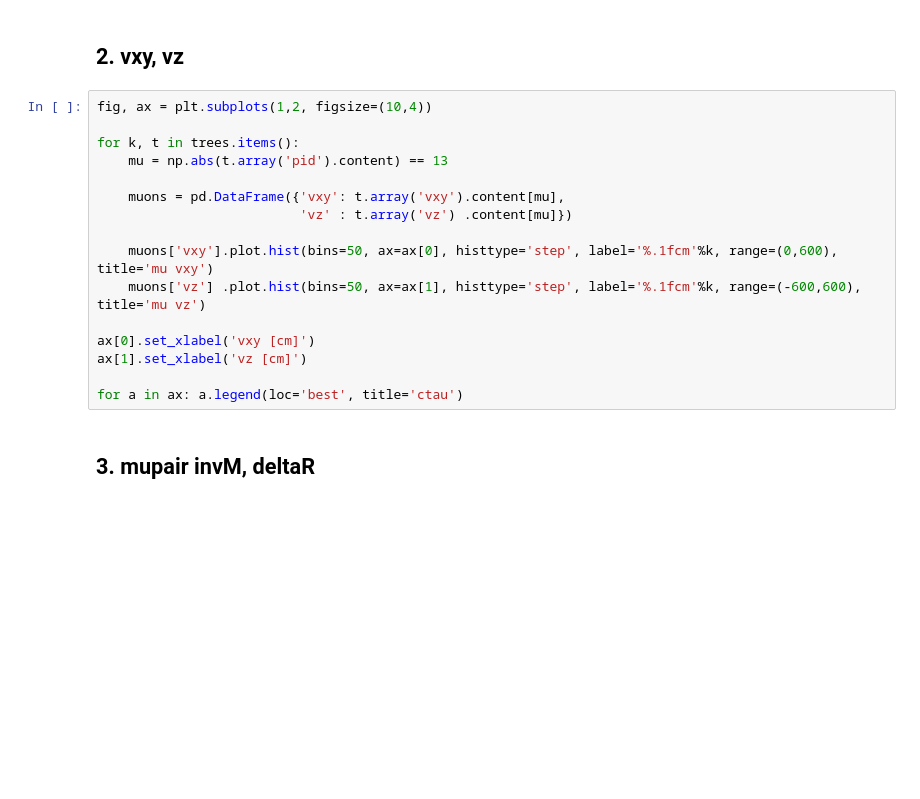
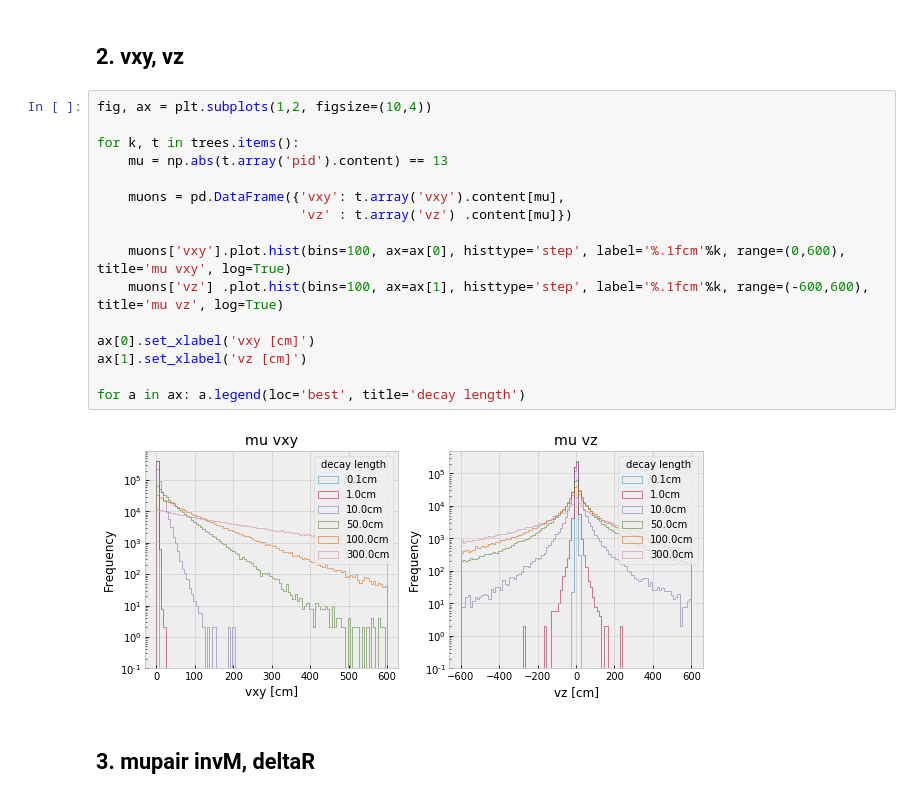
Before and after one commit to afrankenthal/iDM-analysis-plotting, a Jupyter notebook: genInfo.ipynb, the cells around one changed output. Drawn from its saved outputs; the diff is of its cells as text; blank space fills up the shorter version.

```diff
--- a/genInfo.ipynb
+++ b/genInfo.ipynb
@@ -58,19 +75,21 @@ for a in ax: a.legend(loc='best', title='ctau')
 # %%
 fig, ax = plt.subplots(1,2, figsize=(10,4))
 
 for k, t in trees.items():
     mu = np.abs(t.array('pid').content) == 13
 
     muons = pd.DataFrame({'vxy': t.array('vxy').content[mu],
                           'vz' : t.array('vz') .content[mu]})
 
-    muons['vxy'].plot.hist(bins=50, ax=ax[0], histtype='step', label='%.1fcm'%k, range=(0,600), title='mu vxy')
-    muons['vz'] .plot.hist(bins=50, ax=ax[1], histtype='step', label='%.1fcm'%k, range=(-600,600), title='mu vz')
+    muons['vxy'].plot.hist(bins=100, ax=ax[0], histtype='step', label='%.1fcm'%k, range=(0,600), title='mu vxy', log=True)
+    muons['vz'] .plot.hist(bins=100, ax=ax[1], histtype='step', label='%.1fcm'%k, range=(-600,600), title='mu vz', log=True)
 
 ax[0].set_xlabel('vxy [cm]')
 ax[1].set_xlabel('vz [cm]')
 
-for a in ax: a.legend(loc='best', title='ctau')
+for a in ax: a.legend(loc='best', title='decay length')
+# %% [output]
+[figure, added]
 # %% [markdown]
 ## 3. mupair invM, deltaR
 # %%
```
Also changed, not shown: parts of 5 cells of this notebook, 2 other files.
